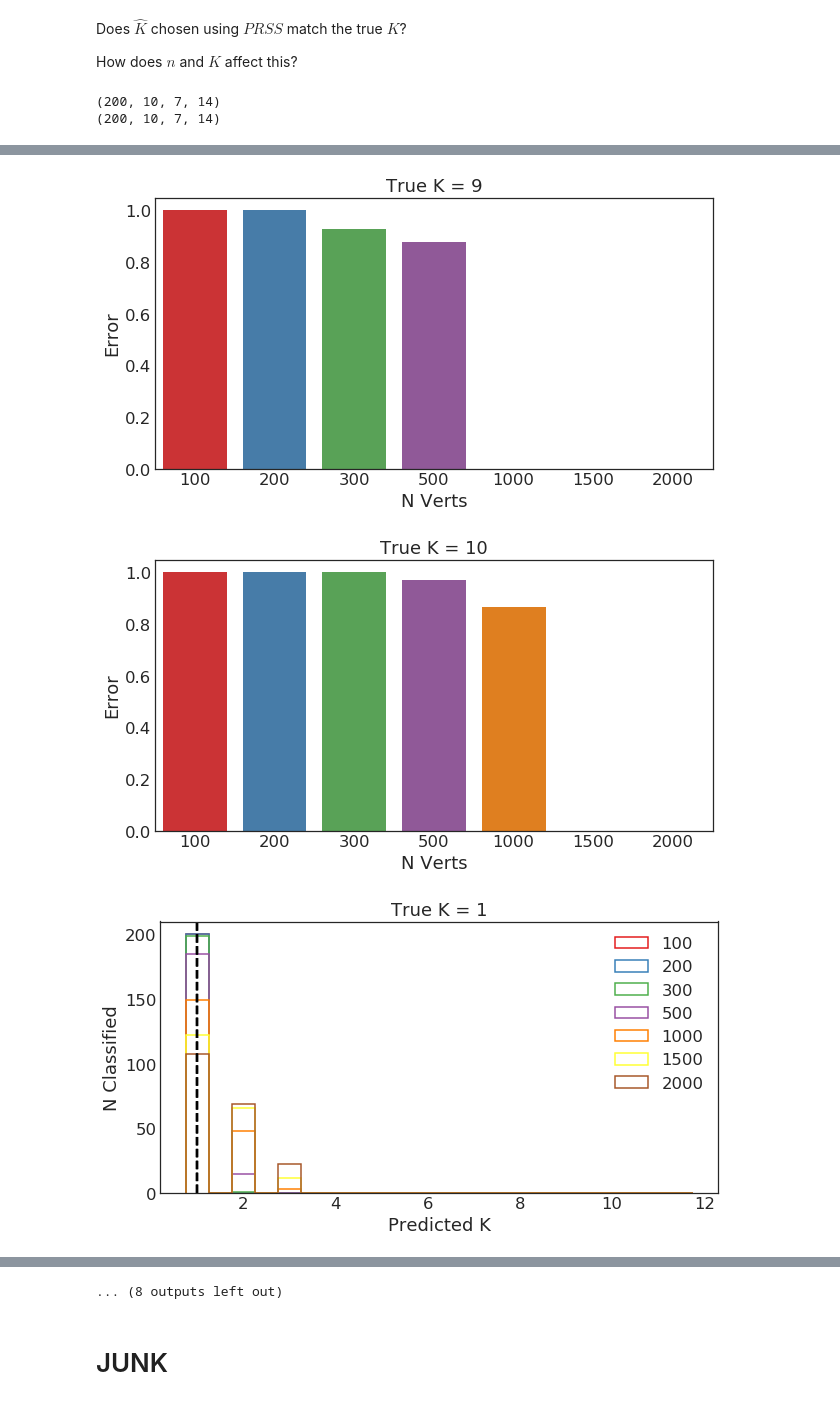
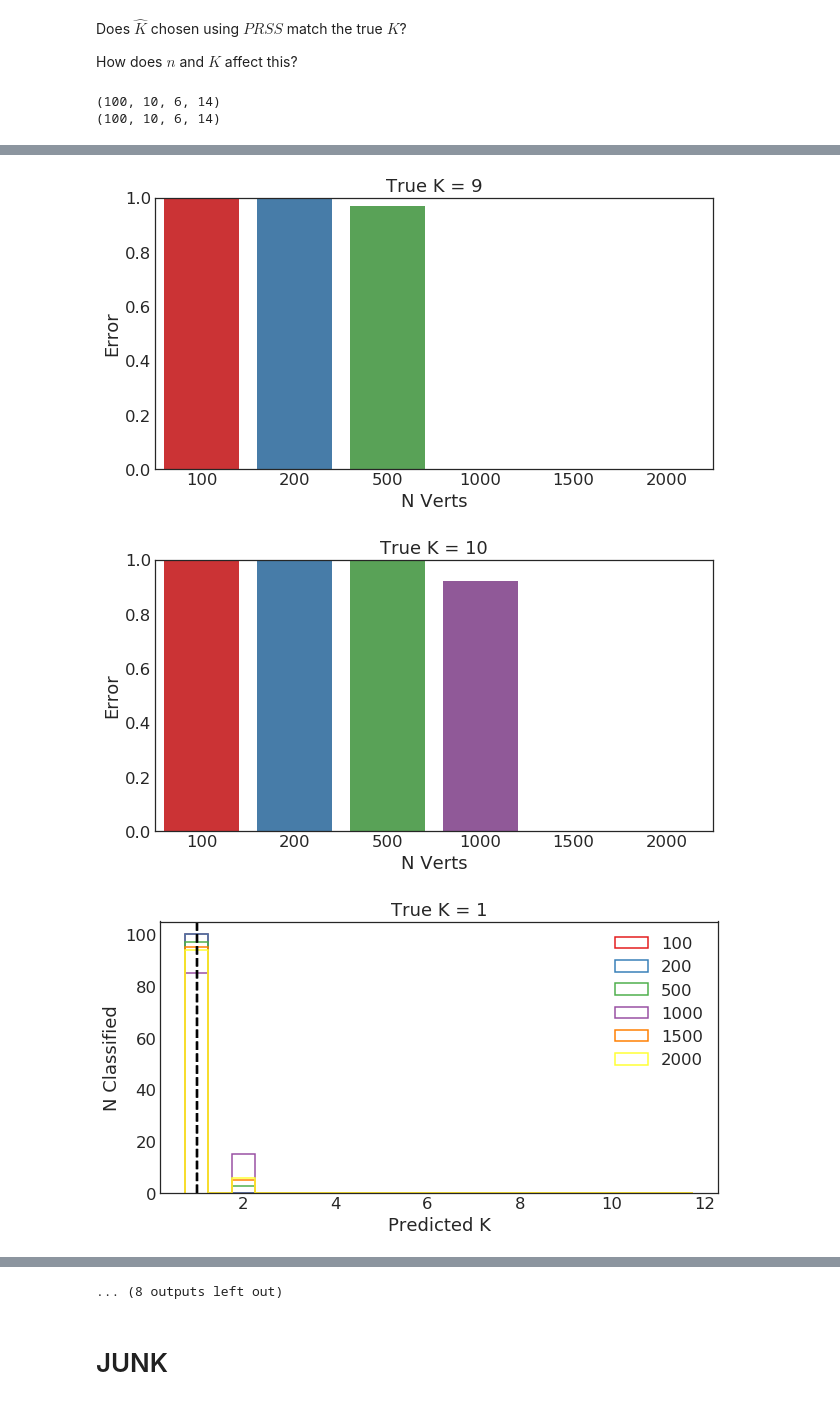
Before and after one commit to neurodata/graph_models, a Jupyter notebook: simulations/SBM model selects.ipynb, the cells around one changed output, grey strips where cells are left out. Cells and saved outputs as stored; diff of their text form; code cells hidden in the pictures.

```diff
--- a/simulations/SBM model selects.ipynb
+++ b/simulations/SBM model selects.ipynb
@@ -37,7 +37,7 @@ def gen_B(n_blocks, a=0.1, b=0.2, assortivity=4):
 def gen_sbm(n_verts, n_blocks, B_mat):
     ps = np.array(n_blocks*[1/n_blocks])
     n_vec = np.random.multinomial(n_verts, ps)
-    graph = sbm(n_vec, B_mat, directed=True, loops=False)
+    graph = sbm(n_vec, B_mat, directed=False, loops=False)
     labels = _n_to_labels(n_vec)
     return graph, labels
 
@@ -79,11 +79,11 @@ $$\eta = \frac{K(K+1)}{2} + (K-1)$$
 np.random.seed(8888)
 
 # sim params
-n_sims = 200
+n_sims = 100
 n_blocks_range = [1, 2, 3, 4, 5, 6, 7, 8, 9, 10]
-n_verts_range = [100, 200, 300, 500, 1000, 1500, 2000]
+n_verts_range = [100, 200, 500, 1000, 1500, 2000]
 n_jobs=50
-n_block_try_range = list(range(1,15))
+n_block_try_range = list(range(1,13))
 
 print(n_sims)
 print(n_blocks_range)
@@ -165,7 +165,7 @@ def run_sim(seed):
     return (rss_out, n_params_out)
 
 seeds = np.random.randint(1e8, size=n_sims)
-outs = Parallel(n_jobs=n_jobs, verbose=30)(delayed(run_sim)(seed)
+outs = Parallel(n_jobs=n_jobs, verbose=40)(delayed(run_sim)(seed)
                                       for seed in seeds)
 # %% [output]
 [Parallel(n_jobs=50)]: Using backend LokyBackend with 50 concurrent workers.
@@ -203,15 +203,19 @@ n_params_out = np.array(n_params_out)
 print(rss_out.shape)
 print(n_params_out.shape)
 # %% [output]
-(200, 10, 7, 14)
-(200, 10, 7, 14)
+(100, 10, 6, 14)
+(100, 10, 6, 14)
 # %%
 n_verts_range = np.array(n_verts_range)
 
-p_rss = rss_out + n_params_out  * 2 * np.log(n_verts_range[np.newaxis,
+p_rss = rss_out + n_params_out * np.log(n_verts_range[np.newaxis,
                                                           np.newaxis,
                                                           :,
-                                                          np.newaxis])
+                                                          np.newaxis] *
+                                        (n_verts_range[np.newaxis,
+                                                          np.newaxis,
+                                                          :,
+                                                          np.newaxis]-1)/2)**1.5
 best_p_rss = np.argmin(p_rss, axis=3)
 best_p_rss.shape
 
@@ -230,15 +234,12 @@ for i, K in enumerate(n_blocks_range):
         wrong = error[:,i,j].sum() / n_sims
         wrong_by_n_verts.append(wrong)
     sns.barplot(x=n_verts_range, y=wrong_by_n_verts)
+    plt.ylim(0, 1)
     plt.title(f"True K = {K}")
     plt.ylabel('Error')
     plt.xlabel('N Verts')
     plt.show()
 
-plot_bins = n_blocks_range-0.5
-plot_bins = np.concatenate((plot_bins, np.array([plot_bins[-1]+1])))
-# plot_bins = [.75, 1.25, 1.75, 2.25, 2.75, 3.25, 3.75, 4.25, 4.75,
-#              5.25, 5.75, 6.25, 6.75, 7.25, 7.75, 8.25, 8.75, 9.25, ]
 plot_bins = np.arange(0.75, 12.25, 0.5)
 hist_kws = {'histtype':"step", 'alpha':1}
 for i, K in enumerate(n_blocks_range):
@@ -270,3 +271,3 @@ for i, K in enumerate(n_blocks_range):
-[figure, old version]
+[figure, new version]
-[figure, old version]
+[figure, new version]
-[figure, old version]
+[figure, new version]
```
Also changed, not shown: parts of 3 cells of this notebook, 2 other files.
